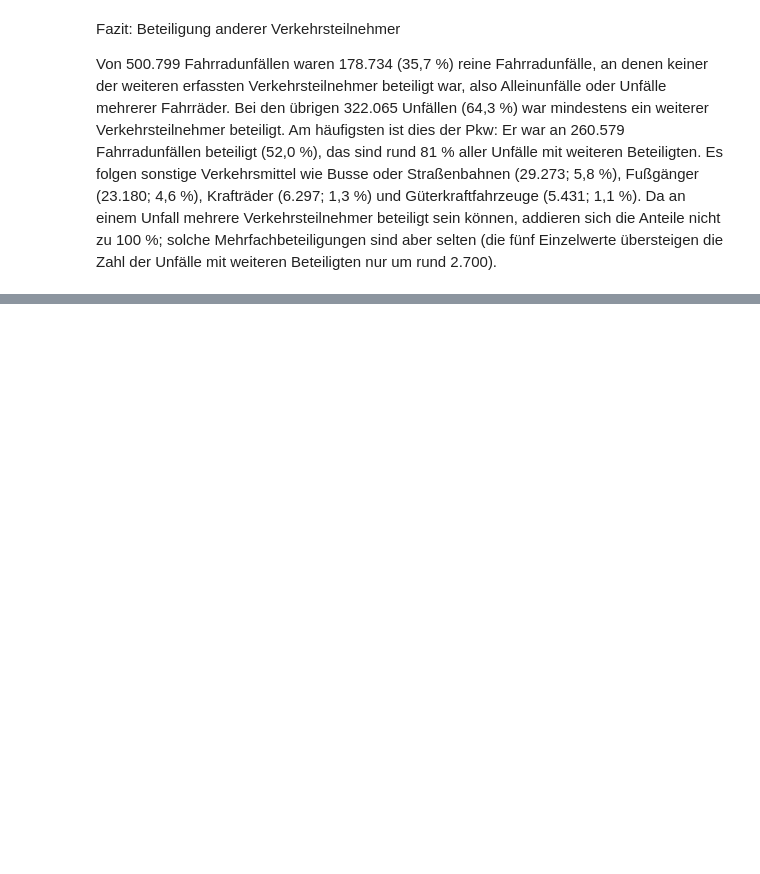
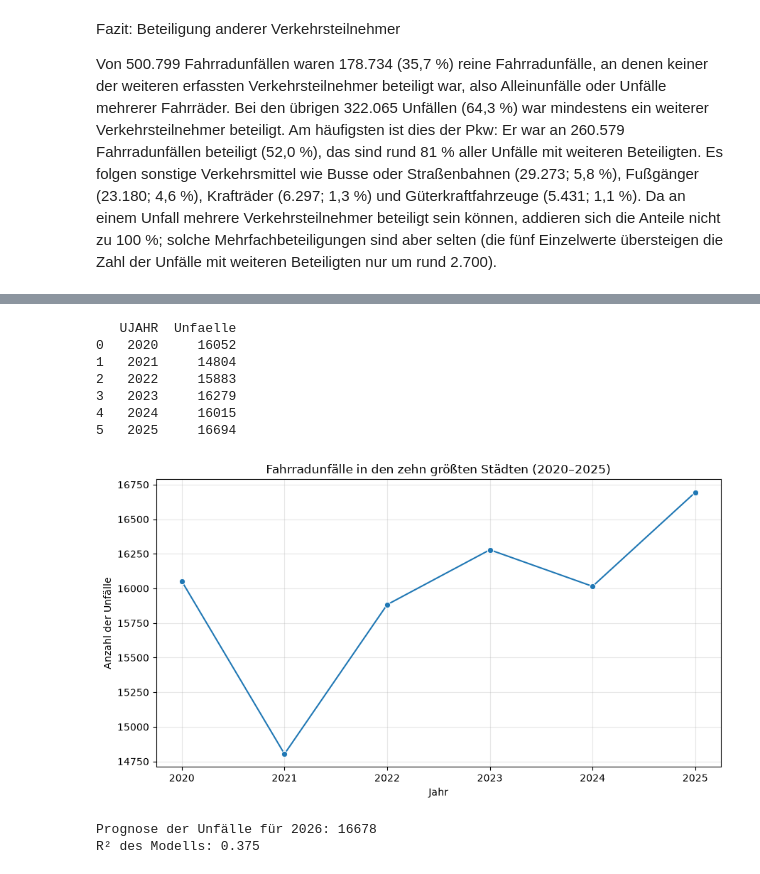
Before and after one commit to RogovaNatalia/Unfallorte_Projekt, a Jupyter notebook: analyse.ipynb, the cells around one changed output, grey strips where cells are left out. Drawn from its saved outputs; the diff is of its cells as text; code cells hidden in the pictures; blank space fills up the shorter version.

Commit message:
Prognose unfallreicher Zeiträume in deutschen Großstädten modellieren

```diff
--- a/analyse.ipynb
+++ b/analyse.ipynb
@@ -1159,0 +1183,15 @@ Von 500.799 Fahrradunfällen waren 178.734 (35,7 %) reine Fahrradunfälle, an de
+# %%
+#  5.2: Daten für die zehn festgelegten Städte auswählen
+
+# Gemeindeschlüssel der zehn größten Städte nach Einwohnerzahl im Jahr 2025
+top10_keys = top10_staedte.index
+
+# Fahrradunfälle in denselben Städten im Zeitraum von 2020 bis 2025
+df_top10 = df_rad[
+    df_rad["gemeinde_key"].isin(top10_keys)
+    & df_rad["UJAHR"].between(2020, 2025)
+].copy()
+
+print("Anzahl der Datensätze:", len(df_top10))
+print("Anzahl der Städte:", df_top10["gemeinde_key"].nunique())
+print("Jahre:", sorted(df_top10["UJAHR"].unique()))
@@ -1159,0 +1252,51 @@ Von 500.799 Fahrradunfällen waren 178.734 (35,7 %) reine Fahrradunfälle, an de
+# %%
+# 5.4: Entwicklung der Unfallzahlen im Zeitverlauf untersuchen
+
+# Gesamtzahl der Fahrradunfälle in den zehn Städten pro Jahr
+unfaelle_pro_jahr = (
+    jahresdaten.groupby("UJAHR")["Unfaelle"]
+    .sum()
+    .reset_index()
+)
+
+print(unfaelle_pro_jahr)
+
+plt.figure(figsize=(9, 5))
+sns.lineplot(
+    data=unfaelle_pro_jahr,
+    x="UJAHR",
+    y="Unfaelle",
+    marker="o"
+)
+plt.title("Fahrradunfälle in den zehn größten Städten (2020–2025)")
+plt.xlabel("Jahr")
+plt.ylabel("Anzahl der Unfälle")
+plt.xticks(range(2020, 2026))
+plt.grid(True, alpha=0.3)
+plt.tight_layout()
+# %% [output]
+   UJAHR  Unfaelle
+0   2020     16052
+1   2021     14804
+2   2022     15883
+3   2023     16279
+4   2024     16015
+5   2025     16694
+[figure, added]
+# %%
+# 5.5: Ein einfaches Prognosemodell für 2026 erstellen
+
+# Lineare Regression für die Gesamtzahl der Fahrradunfälle
+modell = smf.ols(
+    "Unfaelle ~ UJAHR",
+    data=unfaelle_pro_jahr
+).fit()
+
+# Prognose für das Jahr 2026
+prognose_2026 = modell.predict(pd.DataFrame({"UJAHR": [2026]}))
+
+print(f"Prognose der Unfälle für 2026: {prognose_2026.iloc[0]:.0f}")
+print(f"R² des Modells: {modell.rsquared:.3f}")
+# %% [output]
+Prognose der Unfälle für 2026: 16678
+R² des Modells: 0.375
```
Also changed, not shown: parts of 12 cells of this notebook, 2 other files.
